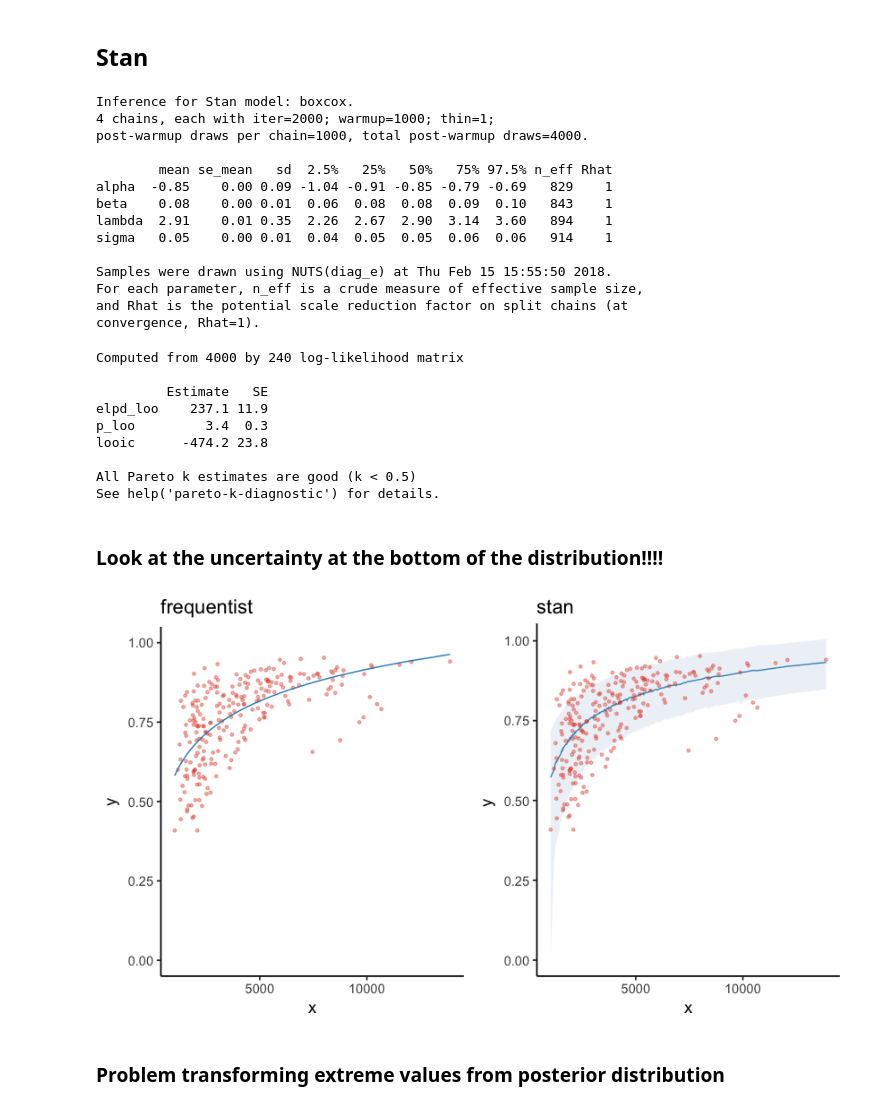
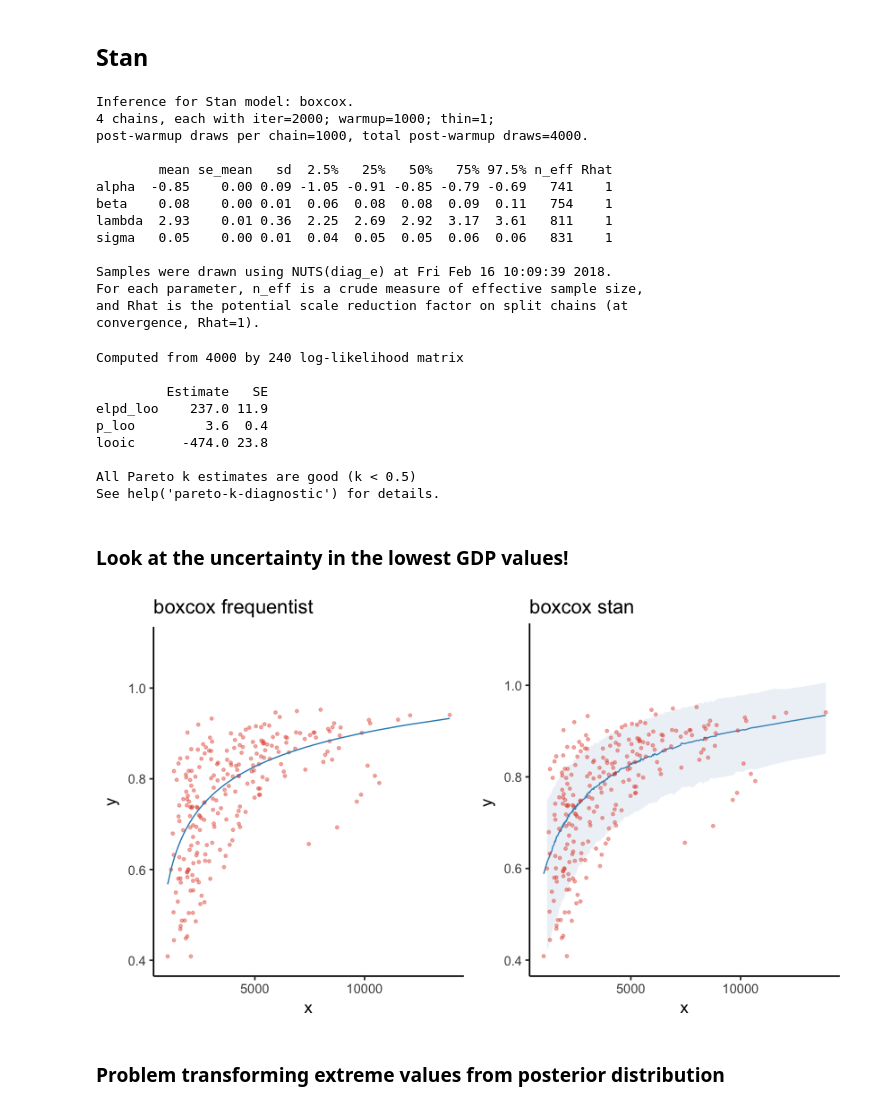
Before and after one commit to sdaza/lambda, a Jupyter notebook: notebooks/stan_toy_examples.ipynb, the cells around one changed output. Cells and saved outputs as stored; diff of their text form; code cells hidden in the pictures.

```diff
--- a/notebooks/stan_toy_examples.ipynb
+++ b/notebooks/stan_toy_examples.ipynb
@@ -267,7 +225,7 @@ stan_boxcox = '
         alpha ~ normal(0,2);
         sigma ~ cauchy(0, 5);
 
-      if(lambda == 0){
+        if (lambda == 0) {
             for(i in 1:N) {
                     log(y[i]) ~ normal(alpha + log(x[i])*beta, sigma);
                     target += -log(y[i]);
@@ -281,36 +239,41 @@ stan_boxcox = '
         }
 
     generated quantities {
-       real rvalue[N];
+
        real y_pred[N];
        real log_lik[N];
+       int i;
 
     for(n in 1:N){
            if(lambda != 0) {
 
-             rvalue[n] = normal_rng(alpha + log(x[n])*beta, sigma);
+            // this is crude and potentially problematic solution!
+            // discarding problematic posterior values
 
-             if (is_nan((rvalue[n] * lambda + 1)^(1/lambda))) {
-                y_pred[n] = 0; // very crude solution!
-             } else {
-                 y_pred[n] = (rvalue[n] * lambda + 1)^(1/lambda);
-                }
+             i = 1;
+             while ((is_nan(y_pred[n])) && (i <= 1000)) {
+                y_pred[n] = ((normal_rng(alpha + log(x[n])*beta, sigma)) * lambda + 1)^(1/lambda);
+                i = i + 1;
+             }
 
-        //if(is_nan(y_pred[n])) { // for assessing bugs
-            //print(alpha);
-            //print(log(x[n]));
-            //print(beta);
-            //print(sigma);
-            //print(lambda);
-        //}
+             if (is_nan(y_pred[n])) {
+               y_pred[n] = 0; // very crude solution!
+             }
+
+            //if(is_nan(y_pred[n])) { // for assessing bugs
+                //print(alpha);
+                //print(log(x[n]));
+                //print(beta);
+                //print(sigma);
+                //print(lambda);
+            //}
 
              log_lik[n] = normal_lpdf((y[n]^lambda - 1)/lambda | alpha + log(x[n])*beta, sigma) + (lambda-1)*log(y[n]); // is this right?
             //log_lik[n] = normal_lpdf((y[n]^lambda - 1)/lambda | alpha + log(x[n])*beta, sigma);
 
             } else {
-             rvalue[n] = normal_rng(alpha + log(x[n])*beta, sigma);
-             y_pred[n] = exp(rvalue[n]);
-            log_lik[n] = normal_lpdf(log(y[n]) | alpha +  log(x[n])*beta, sigma) - log(y[n]); // this is right!
+             y_pred[n] = exp(normal_rng(alpha + log(x[n])*beta, sigma));
+             log_lik[n] = normal_lpdf(log(y[n]) | alpha +  log(x[n])*beta, sigma) - log(y[n]); // this is right!
             //log_lik[n] = normal_lpdf(log(y[n]) | alpha +  log(x[n])*beta, sigma);
 
            }
@@ -329,36 +292,36 @@ Inference for Stan model: boxcox.
 post-warmup draws per chain=1000, total post-warmup draws=4000.
 
         mean se_mean   sd  2.5%   25%   50%   75% 97.5% n_eff Rhat
-alpha  -0.85    0.00 0.09 -1.04 -0.91 -0.85 -0.79 -0.69   829    1
-beta    0.08    0.00 0.01  0.06  0.08  0.08  0.09  0.10   843    1
-lambda  2.91    0.01 0.35  2.26  2.67  2.90  3.14  3.60   894    1
-sigma   0.05    0.00 0.01  0.04  0.05  0.05  0.06  0.06   914    1
+alpha  -0.85    0.00 0.09 -1.05 -0.91 -0.85 -0.79 -0.69   741    1
+beta    0.08    0.00 0.01  0.06  0.08  0.08  0.09  0.11   754    1
+lambda  2.93    0.01 0.36  2.25  2.69  2.92  3.17  3.61   811    1
+sigma   0.05    0.00 0.01  0.04  0.05  0.05  0.06  0.06   831    1
 
-Samples were drawn using NUTS(diag_e) at Thu Feb 15 15:55:50 2018.
+Samples were drawn using NUTS(diag_e) at Fri Feb 16 10:09:39 2018.
 For each parameter, n_eff is a crude measure of effective sample size,
 and Rhat is the potential scale reduction factor on split chains (at
 convergence, Rhat=1).
 # %%
-loo(extract_log_lik(fit_boxcox, parameter_name = "log_lik"))
+loo(extract_log_lik(fit_boxcox, parameter_name = 'log_lik'))
 # %% [output]
 Computed from 4000 by 240 log-likelihood matrix
 
          Estimate   SE
-elpd_loo    237.1 11.9
-p_loo         3.4  0.3
-looic      -474.2 23.8
+elpd_loo    237.0 11.9
+p_loo         3.6  0.4
+looic      -474.0 23.8
 
 All Pareto k estimates are good (k < 0.5)
 See help('pareto-k-diagnostic') for details.
 # %% [markdown]
-### Look at the uncertainty at the bottom of the distribution!!!!
+### Look at the uncertainty in the lowest GDP values!
 # %%
 options(repr.plot.width = 7, repr.plot.height = 4)
-plot1 = plot_predictions(data$x, data$y, pred_bc(predict(model_bc), lambda=lambda)) + ylim(0, 1) + labs(title='frequentist')
-plot2 = plot_posterior(fit_boxcox, data$x, data$y, 'y_pred') + labs(title='stan')
+plot1 = plot_predictions(data$x, data$y, pred_bc(predict(model_bc), lambda=lambda)) + ylim(0.4, 1.1) + labs(title='boxcox frequentist')
+plot2 = plot_posterior(fit_boxcox, data$x, data$y, 'y_pred') + labs(title='boxcox stan') + ylim(0.4, 1.1)
 gridExtra::grid.arrange(plot1, plot2, ncol=2)
 # %% [output]
-[figure, old version]
+[figure, new version]
 # %% [markdown]
 ### Problem transforming extreme values from posterior distribution
 # %% [markdown]
```
Also changed, not shown: parts of 28 cells of this notebook, 2 other files.
